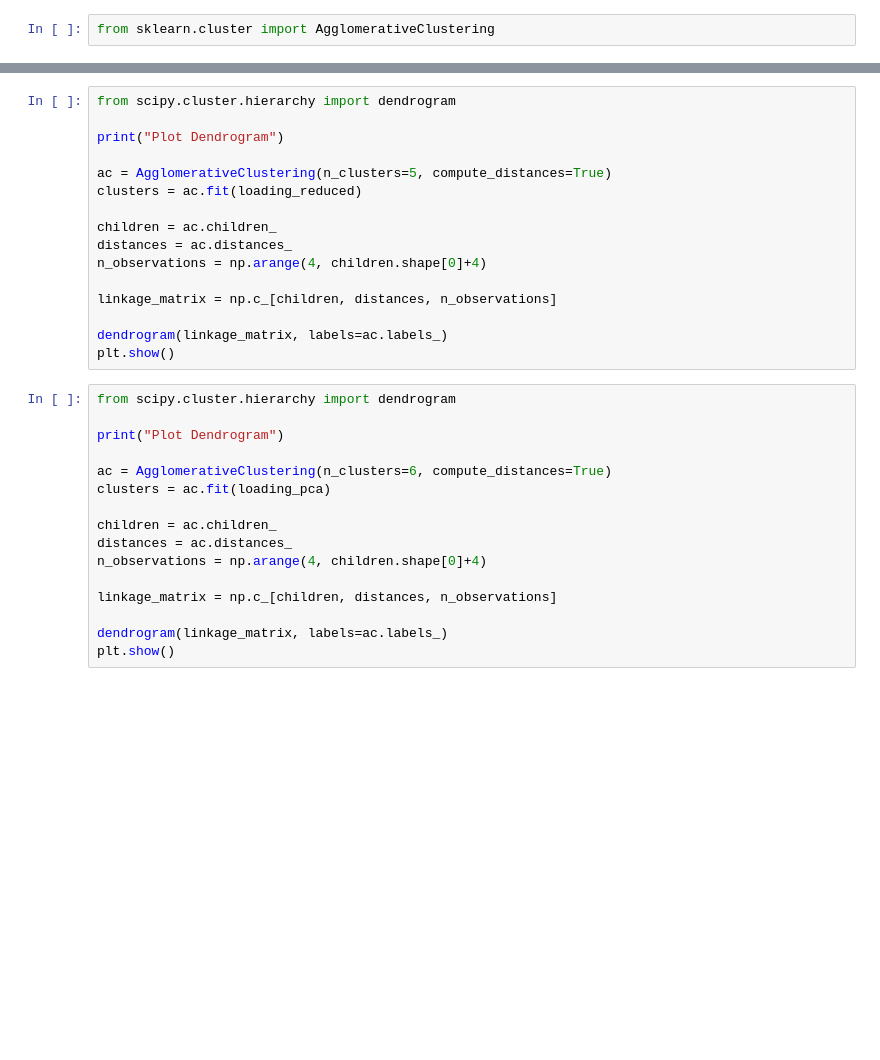
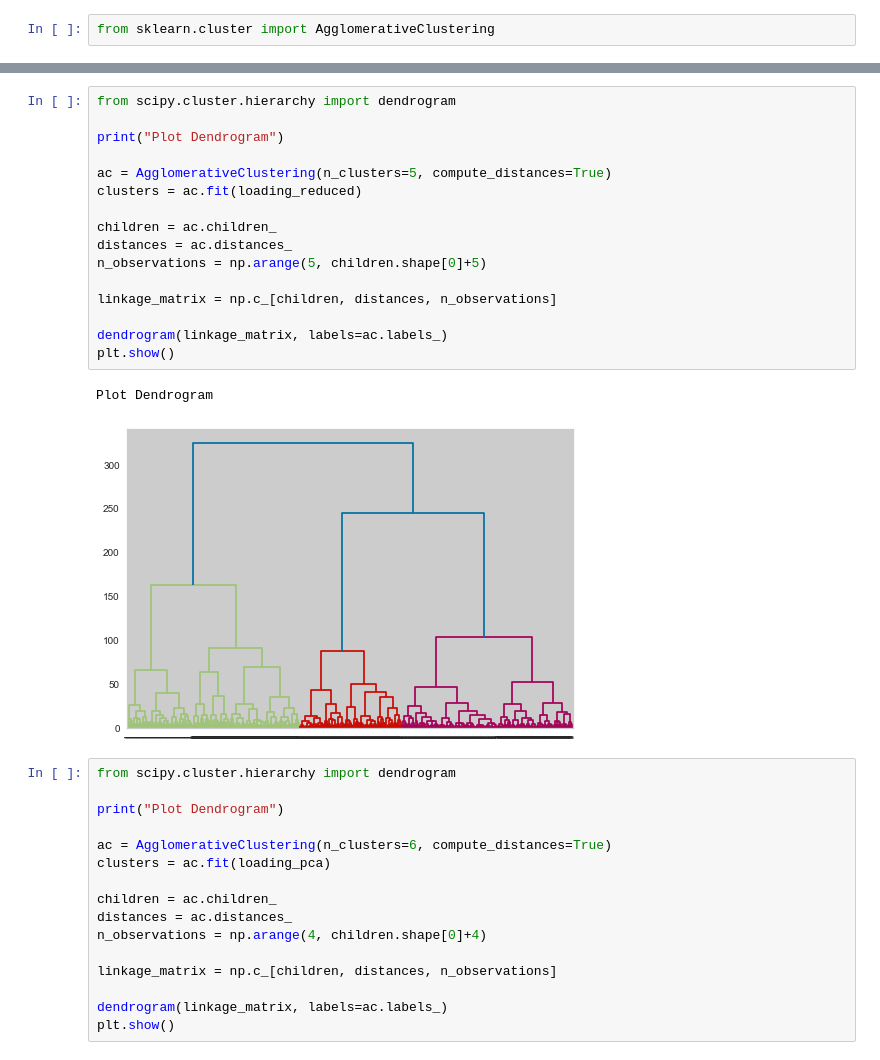
Before and after one commit to FeedAFish/4MADA, a Jupyter notebook: Projet/Python/pythonnotebook.ipynb, the cells around one changed output, grey strips where cells are left out. Saved outputs shown, nothing was run; the diff lists cells and outputs as text; blank space fills up the shorter version.

```diff
--- a/Projet/Python/pythonnotebook.ipynb
+++ b/Projet/Python/pythonnotebook.ipynb
@@ -539,19 +542,22 @@ visualizer.show()
 # %%
 from scipy.cluster.hierarchy import dendrogram
 
 print("Plot Dendrogram")
 
 ac = AgglomerativeClustering(n_clusters=5, compute_distances=True)
 clusters = ac.fit(loading_reduced)
 
 children = ac.children_
 distances = ac.distances_
-n_observations = np.arange(4, children.shape[0]+4)
+n_observations = np.arange(5, children.shape[0]+5)
 
 linkage_matrix = np.c_[children, distances, n_observations]
 
 dendrogram(linkage_matrix, labels=ac.labels_)
 plt.show()
+# %% [output]
+Plot Dendrogram
+[figure, added]
 # %%
 from scipy.cluster.hierarchy import dendrogram
 
```
Also changed, not shown: parts of 28 cells of this notebook.
